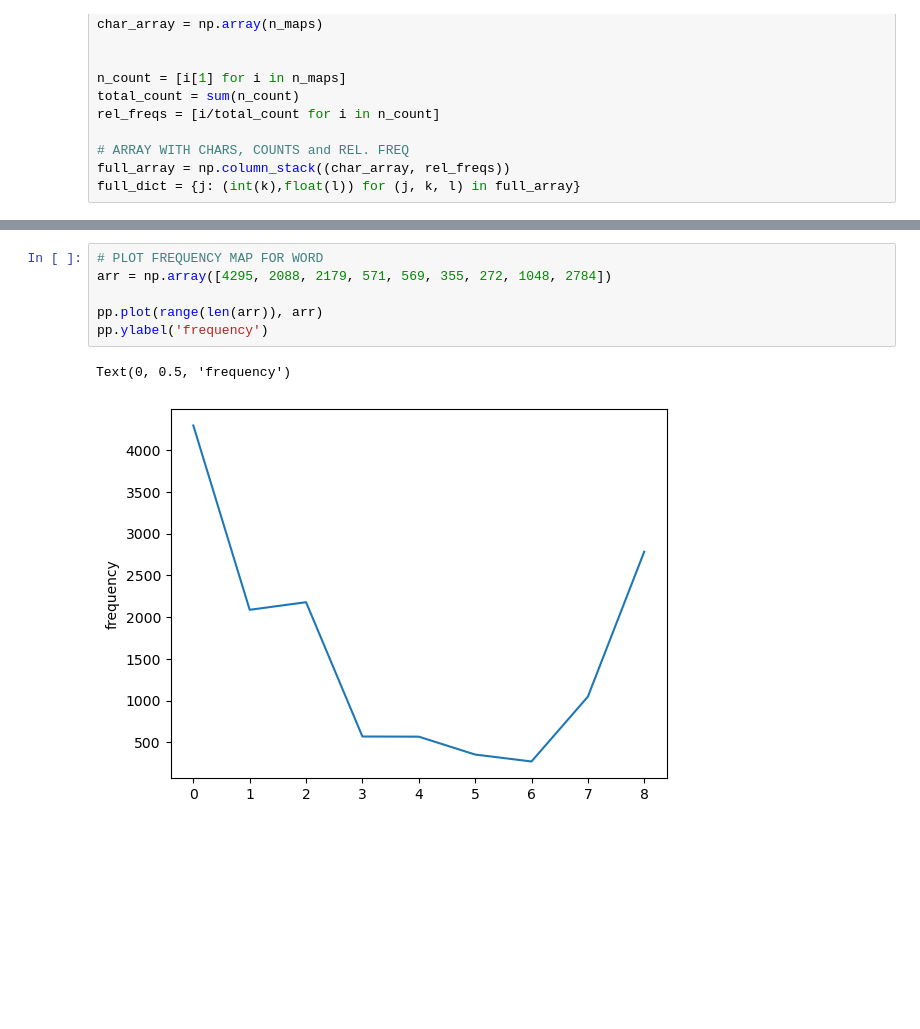
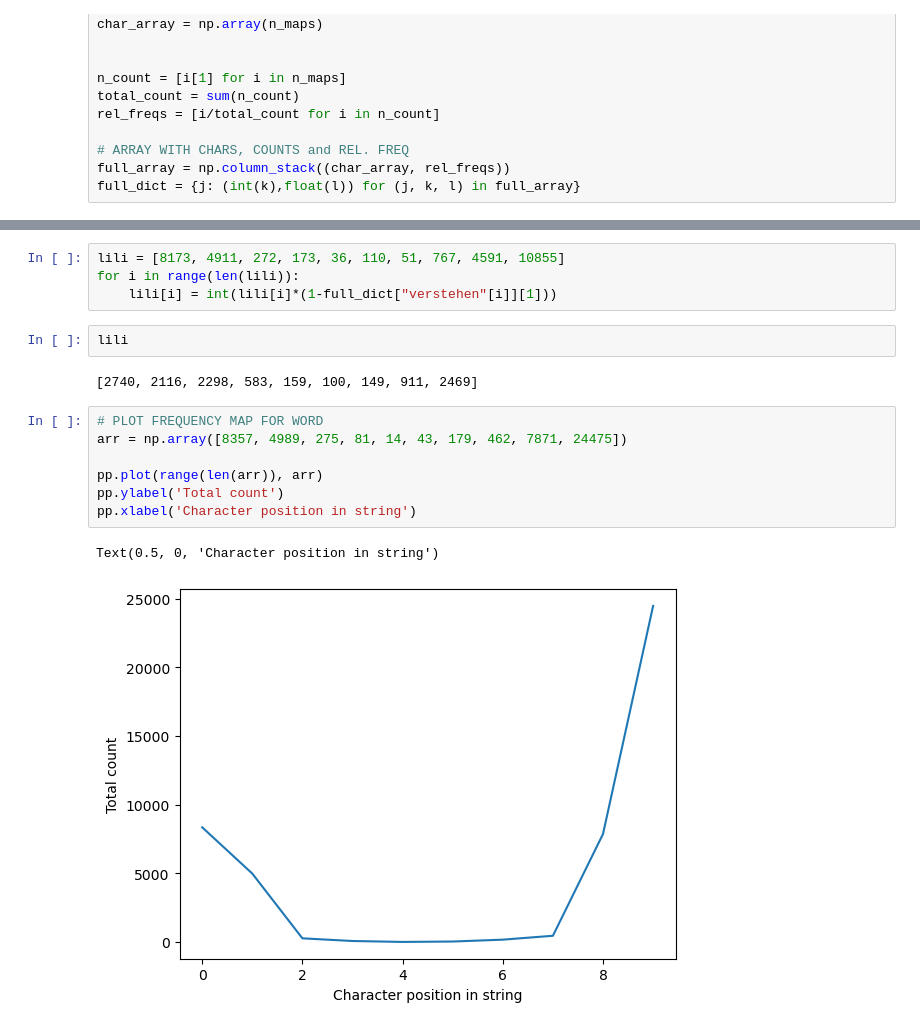
Before and after one commit to s2458588/wsm-tokenizer, a Jupyter notebook: src/map2morpheme.ipynb, the cells around one changed output, grey strips where cells are left out. Drawn from its saved outputs; the diff is of its cells as text; blank space fills up the shorter version.

```diff
--- a/src/map2morpheme.ipynb
+++ b/src/map2morpheme.ipynb
@@ -77,9 +91,18 @@ Text(0.5, 0, 'scheissen')
+# %%
+lili = [8173, 4911, 272, 173, 36, 110, 51, 767, 4591, 10855]
+for i in range(len(lili)):
+    lili[i] = int(lili[i]*(1-full_dict["verstehen"[i]][1]))
+# %%
+lili
+# %% [output]
+[2740, 2116, 2298, 583, 159, 100, 149, 911, 2469]
 # %%
 # PLOT FREQUENCY MAP FOR WORD
-arr = np.array([4295, 2088, 2179, 571, 569, 355, 272, 1048, 2784])
+arr = np.array([8357, 4989, 275, 81, 14, 43, 179, 462, 7871, 24475])
 
 pp.plot(range(len(arr)), arr)
-pp.ylabel('frequency')
+pp.ylabel('Total count')
+pp.xlabel('Character position in string')
 # %% [output]
-Text(0, 0.5, 'frequency')
+Text(0.5, 0, 'Character position in string')
-[figure, old version]
+[figure, new version]
```
Also changed, not shown: parts of 5 cells of this notebook, 4 other files.
